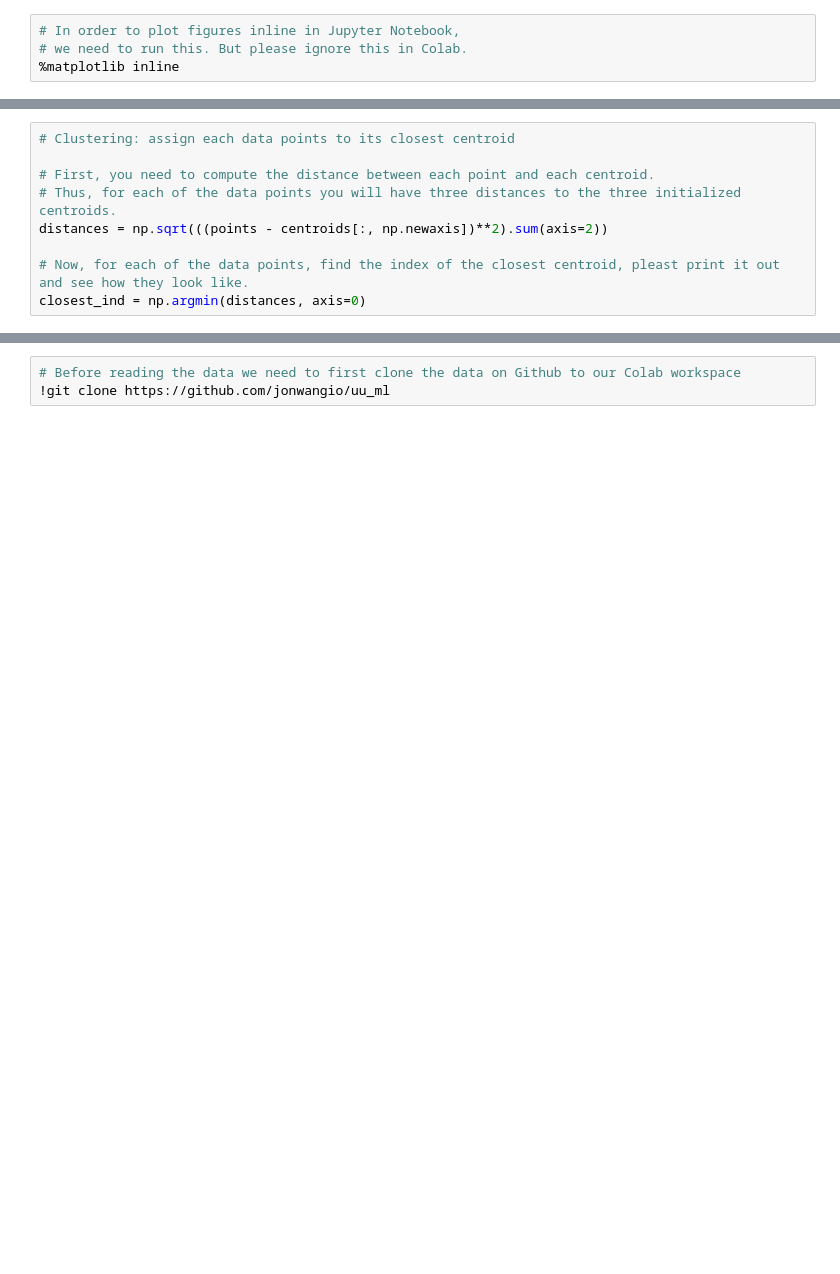
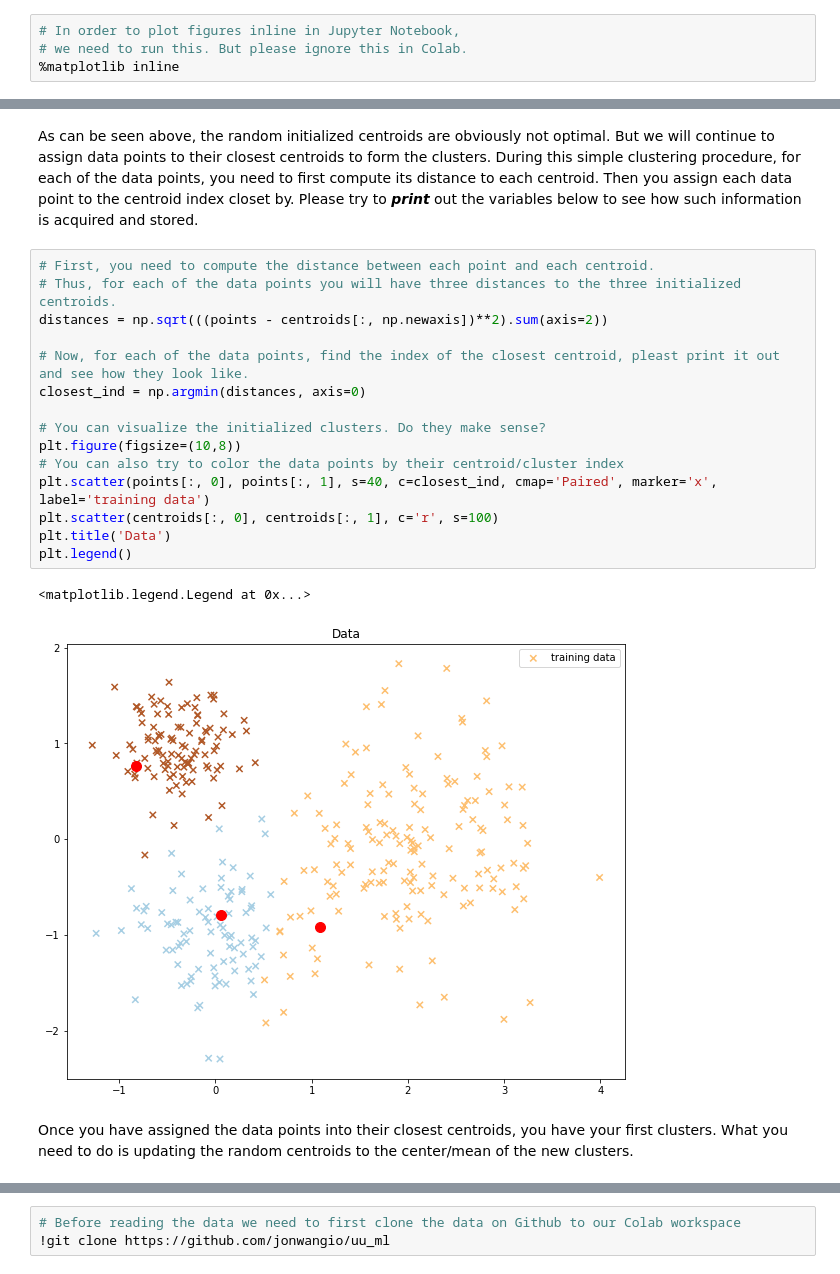
Before and after one commit to jonwangio/uu_ml, a Jupyter notebook: CLA_0_unsupervised_kmeans_EM_mixtureModels.ipynb, the cells around one changed output, grey strips where cells are left out. Drawn from its saved outputs; the diff is of its cells as text; blank space fills up the shorter version.

```diff
--- a/CLA_0_unsupervised_kmeans_EM_mixtureModels.ipynb
+++ b/CLA_0_unsupervised_kmeans_EM_mixtureModels.ipynb
@@ -62,10 +70,23 @@ plt.legend()
+# %% [markdown]
+As can be seen above, the random initialized centroids are obviously not optimal. But we will continue to assign data points to their closest centroids to form the clusters. During this simple clustering procedure, for each of the data points, you need to first compute its distance to each centroid. Then you assign each data point to the centroid index closet by. Please try to ***print*** out the variables below to see how such information is acquired and stored.
 # %%
-# Clustering: assign each data points to its closest centroid
-
 # First, you need to compute the distance between each point and each centroid.
 # Thus, for each of the data points you will have three distances to the three initialized centroids.
 distances = np.sqrt(((points - centroids[:, np.newaxis])**2).sum(axis=2))
 
 # Now, for each of the data points, find the index of the closest centroid, pleast print it out and see how they look like.
 closest_ind = np.argmin(distances, axis=0)
+
+# You can visualize the initialized clusters. Do they make sense?
+plt.figure(figsize=(10,8))
+# You can also try to color the data points by their centroid/cluster index
+plt.scatter(points[:, 0], points[:, 1], s=40, c=closest_ind, cmap='Paired', marker='x', label='training data')
+plt.scatter(centroids[:, 0], centroids[:, 1], c='r', s=100)
+plt.title('Data')
+plt.legend()
+# %% [output]
+<matplotlib.legend.Legend at 0x...>
+[figure, added]
+# %% [markdown]
+Once you have assigned the data points into their closest centroids, you have your first clusters. What you need to do is updating the random centroids to the center/mean of the new clusters.
 # %%
```
Also changed, not shown: parts of 71 cells of this notebook, 3 other files.
